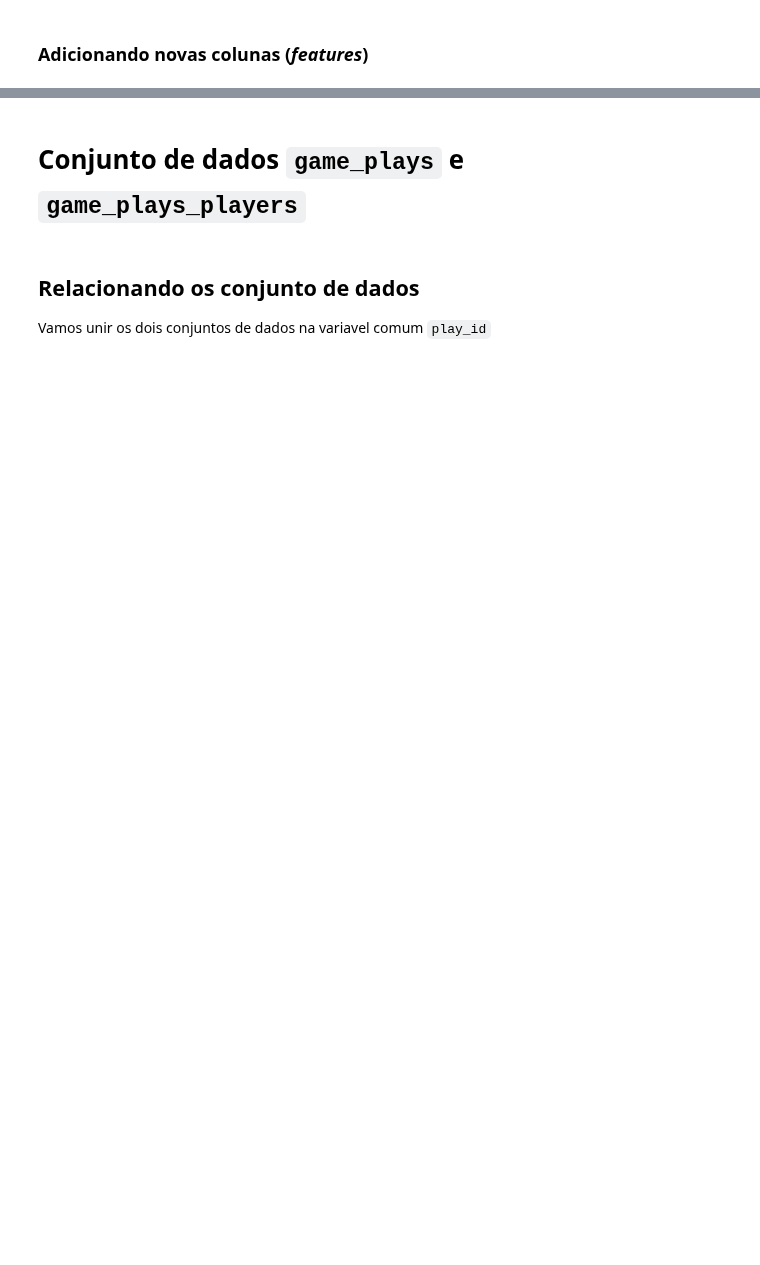
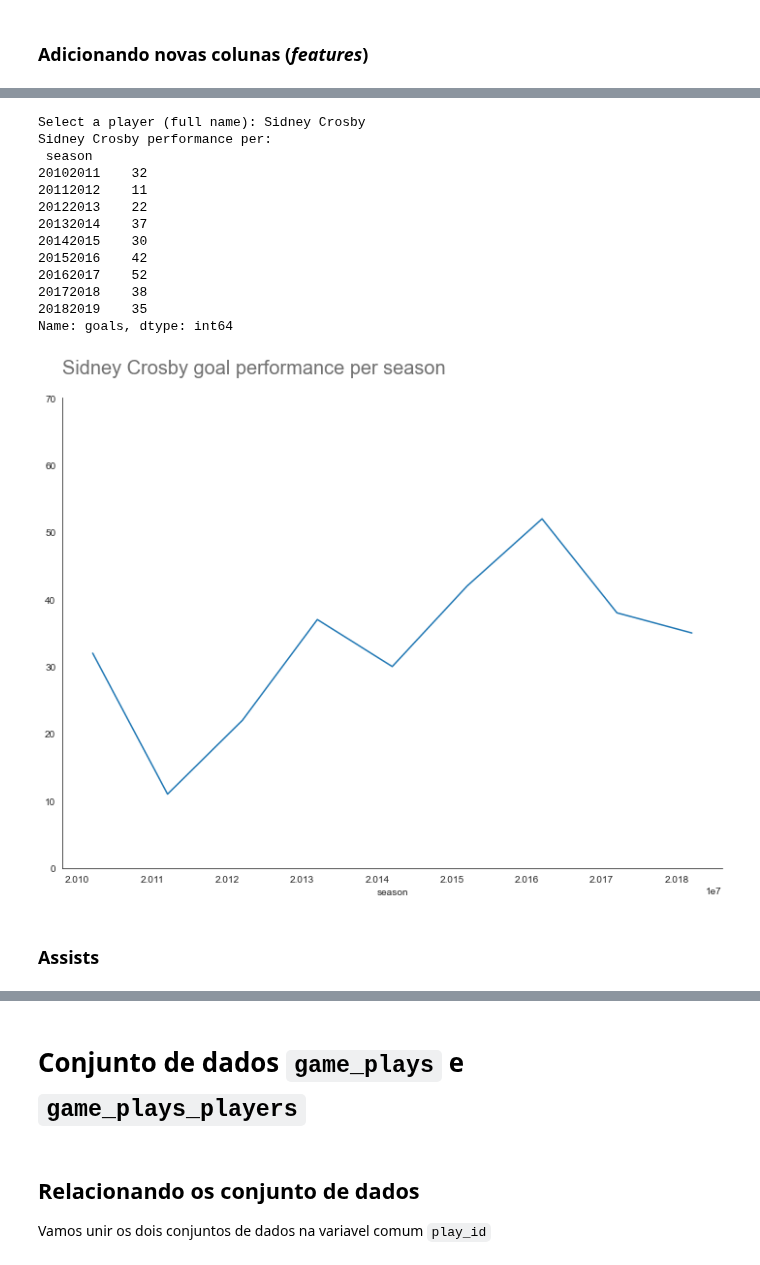
Before and after one commit to DanOakStats/NHL, a Jupyter notebook: data_cleaning.ipynb, the cells around one changed output, grey strips where cells are left out. Drawn from its saved outputs; the diff is of its cells as text; code cells hidden in the pictures; blank space fills up the shorter version.

```diff
--- a/data_cleaning.ipynb
+++ b/data_cleaning.ipynb
@@ -318,0 +341,4 @@ nhl_eda.head(10)
+# %%
+# criando df com game_id e o ano
+season_df = nhl_eda[['game_id','season']]
+season_df.head()
@@ -389,6 +422,10 @@ game_skater_stats.head()
 # junto os cnjunto de dados
 game_skater_stats = pd.merge(game_skater_stats, nation_dict, on='player_id')
 game_skater_stats = pd.merge(game_skater_stats, position, on='player_id')
+game_skater_stats = pd.merge(left=game_skater_stats, right=season_df, how='left', left_on='game_id', right_on='game_id')
+# %%
+# retirando valores iguais
+game_skater_stats = game_skater_stats.iloc[::2]
 # %% [markdown]
 ### Substituindo valores
 # %%
@@ -409,7 +455,7 @@ game_skater_stats['PPP'] = game_skater_stats['powerPlayGoals'] + game_skater_sta
 game_skater_stats['points'] = game_skater_stats['goals'] + game_skater_stats['assists']
 # %%
 # reordenando e renomeando colunas
-game_skater_stats = game_skater_stats[['game_id', 'team_id', 'player_id','nationality','primaryPosition',
+game_skater_stats = game_skater_stats[['game_id','season','team_id', 'player_id','nationality','primaryPosition',
                                       'timeOnIce','goals', 'assists', 'points','shots', 'hits', 'powerPlayGoals',
                                       'powerPlayAssists','PPP', 'penaltyMinutes','faceOffWins', 'faceoffTaken',
                                       'takeaways', 'giveaways','shortHandedGoals', 'shortHandedAssists',
@@ -428,0 +504,35 @@ game_skater_stats.sample(5)
+# %%
+# player number of goals performance through seasons
+player_name = input("Select a player (full name): ")
+player_goal_performance = game_skater_stats[game_skater_stats['player_name']== player_name]
+print(f"{player_name} performance per:  \n {player_goal_performance.groupby(['season'])['goals'].sum()}")
+
+# plotting
+fig, ax = plt.subplots(figsize=(10, 8))
+player_goal_performance.groupby(['season'])['goals'].sum().plot(ax=ax)
+# titles
+ax.set_title(player_name +" goal performance per season", loc='left', fontsize=20, pad=25, alpha=0.65)
+
+# styling
+ax.spines['top'].set_visible(False)
+ax.spines['right'].set_visible(False)
+ax.set_ylim(0,70)
+
+plt.tight_layout()
+# %% [output]
+Select a player (full name): Sidney Crosby
+Sidney Crosby performance per:
+ season
+20102011    32
+20112012    11
+20122013    22
+20132014    37
+20142015    30
+20152016    42
+20162017    52
+20172018    38
+20182019    35
+Name: goals, dtype: int64
+[figure, added]
+# %% [markdown]
+### Assists
```
Also changed, not shown: parts of 26 cells of this notebook.
